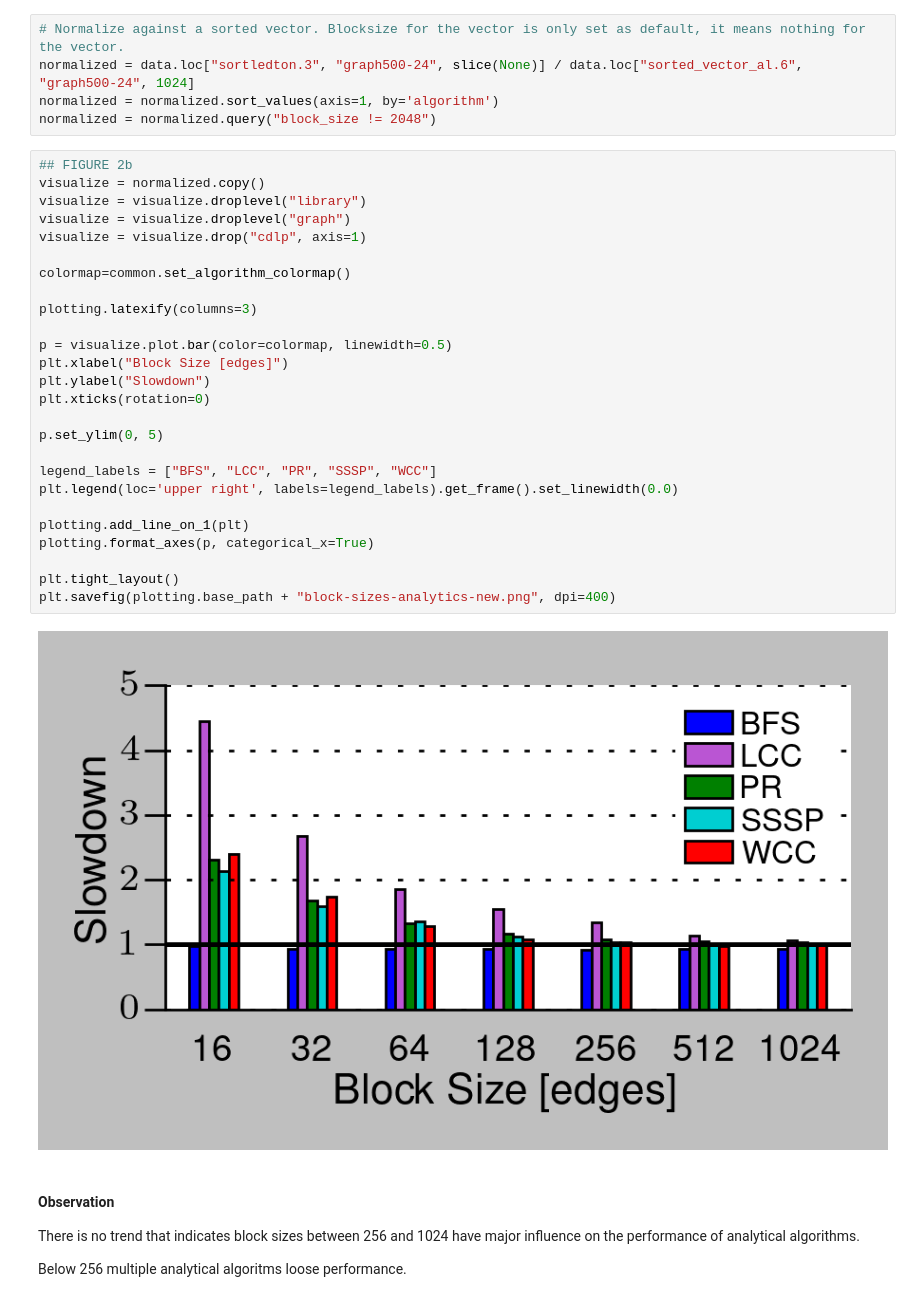
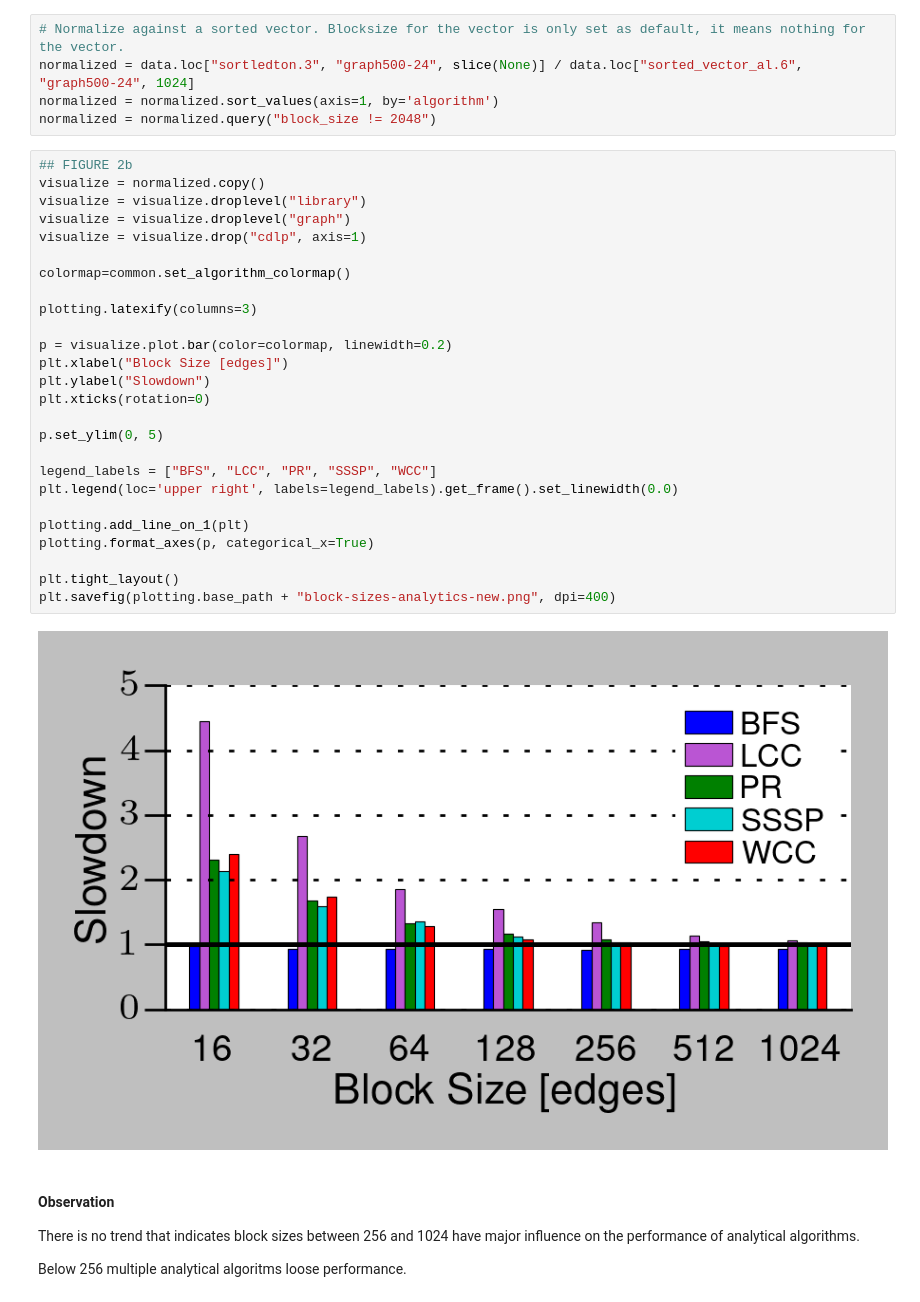
Before and after one commit to PerFuchs/gfe_notebooks, a Jupyter notebook: block_size_analysis.ipynb, the cells around one changed output. Cells and saved outputs as stored; diff of their text form.

```diff
--- a/block_size_analysis.ipynb
+++ b/block_size_analysis.ipynb
@@ -59,31 +59,31 @@ normalized = normalized.query("block_size != 2048")
 # %%
 ## FIGURE 2b
 visualize = normalized.copy()
 visualize = visualize.droplevel("library")
 visualize = visualize.droplevel("graph")
 visualize = visualize.drop("cdlp", axis=1)
 
 colormap=common.set_algorithm_colormap()
 
 plotting.latexify(columns=3)
 
-p = visualize.plot.bar(color=colormap, linewidth=0.5)
+p = visualize.plot.bar(color=colormap, linewidth=0.2)
 plt.xlabel("Block Size [edges]")
 plt.ylabel("Slowdown")
 plt.xticks(rotation=0)
 
 p.set_ylim(0, 5)
 
 legend_labels = ["BFS", "LCC", "PR", "SSSP", "WCC"]
 plt.legend(loc='upper right', labels=legend_labels).get_frame().set_linewidth(0.0)
 
 plotting.add_line_on_1(plt)
 plotting.format_axes(p, categorical_x=True)
 
 plt.tight_layout()
 plt.savefig(plotting.base_path + "block-sizes-analytics-new.png", dpi=400)
 # %% [output]
-[figure, old version]
+[figure, new version]
 # %% [markdown]
 #### Observation
 
```
Also changed, not shown: parts of 1 cell of this notebook, 2 other files.
